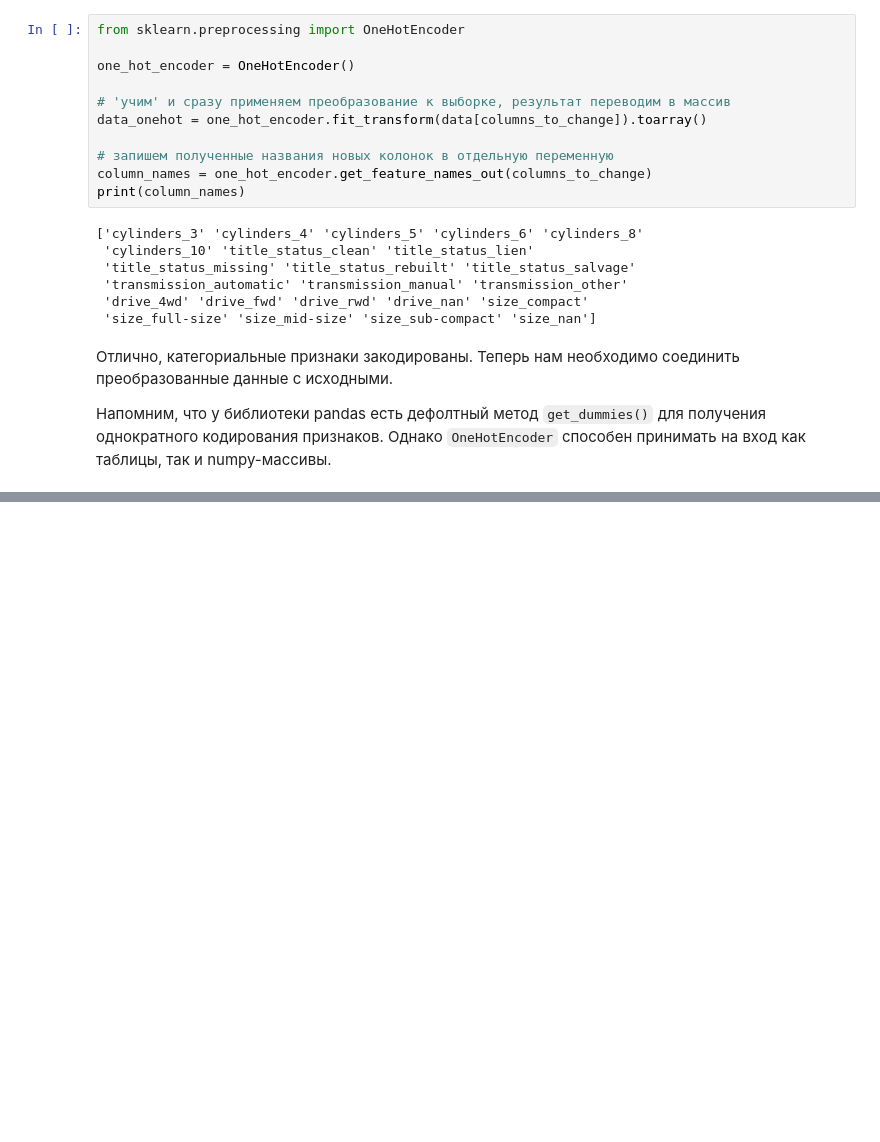
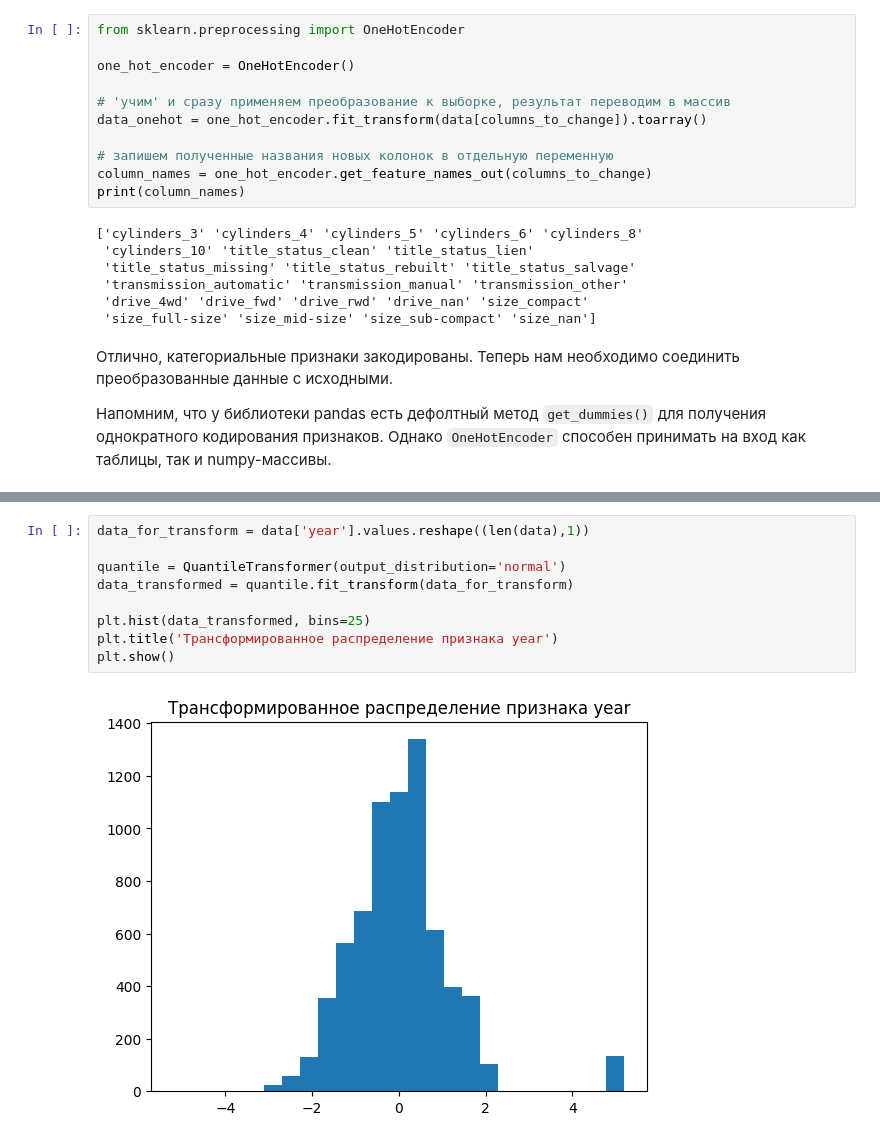
Before and after one commit to DadonovIV/for_sf_ds, a Jupyter notebook: ML/ML_6/ML_6.ipynb, the cells around one changed output, grey strips where cells are left out. Saved outputs shown, nothing was run; the diff lists cells and outputs as text; blank space fills up the shorter version.

```diff
--- a/ML/ML_6/ML_6.ipynb
+++ b/ML/ML_6/ML_6.ipynb
@@ -144,0 +673,11 @@ print(column_names)
+# %%
+data_for_transform = data['year'].values.reshape((len(data),1))
+
+quantile = QuantileTransformer(output_distribution='normal')
+data_transformed = quantile.fit_transform(data_for_transform)
+
+plt.hist(data_transformed, bins=25)
+plt.title('Трансформированное распределение признака year')
+plt.show()
+# %% [output]
+[figure, added]
```
Also changed, not shown: parts of 117 cells of this notebook.
